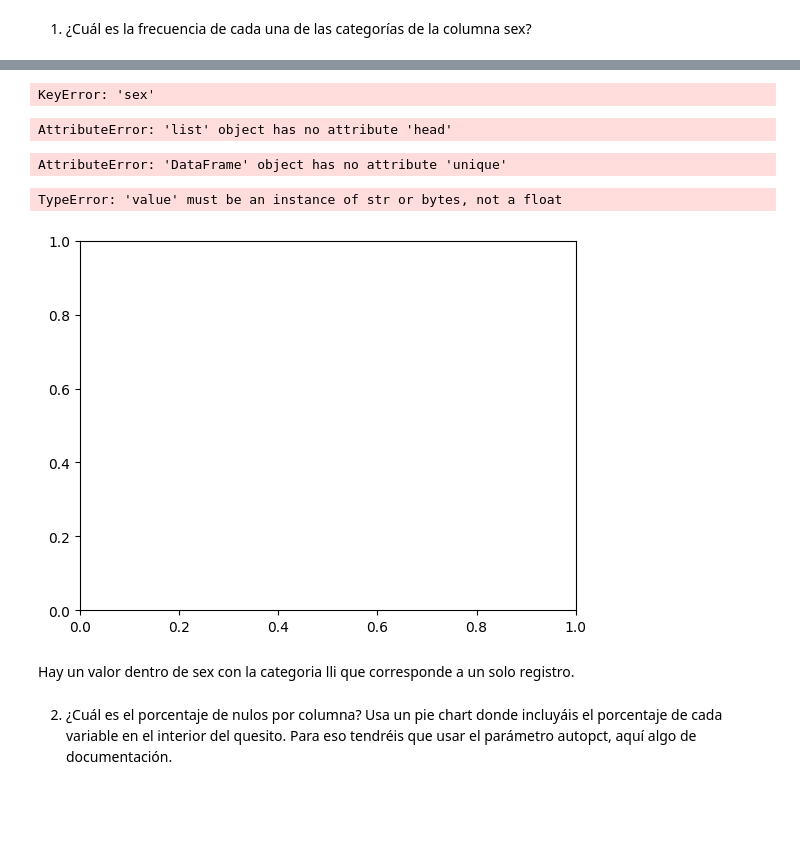
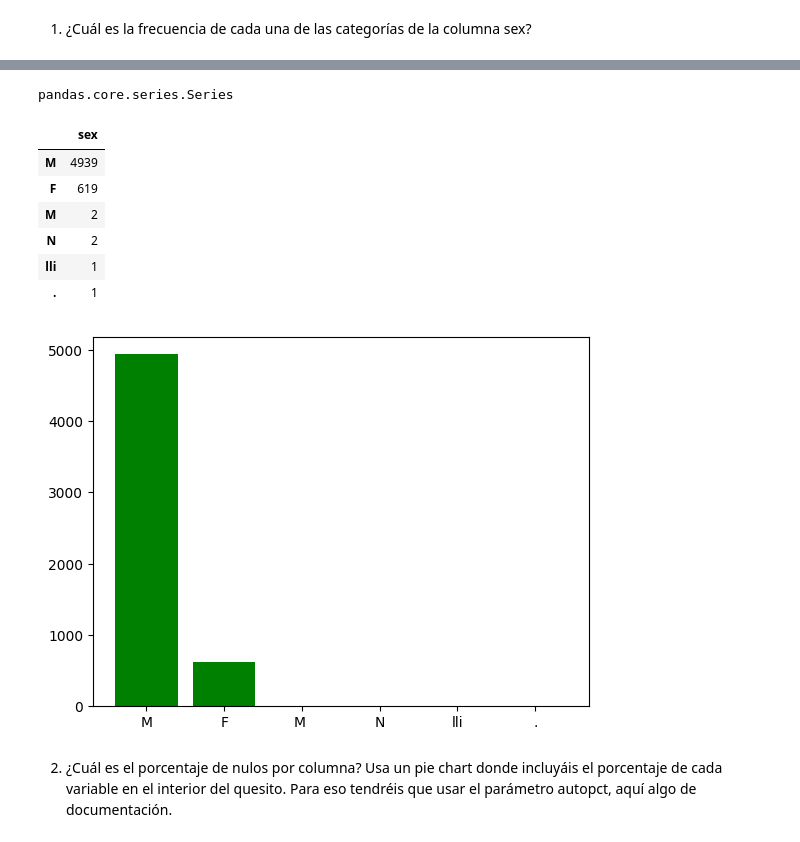
Before and after one commit to Adalab/DA_PromoC_Modulo2_Sprint1_Ana-Anahi, a Jupyter notebook: Visualizacion/pp-visualizacion-1.ipynb, the cells around one changed output, grey strips where cells are left out. Saved outputs shown, nothing was run; the diff lists cells and outputs as text; code cells hidden in the pictures; blank space fills up the shorter version.

```diff
--- a/Visualizacion/pp-visualizacion-1.ipynb
+++ b/Visualizacion/pp-visualizacion-1.ipynb
@@ -8,11 +8,10 @@ Hoy realizaremos una serie de gráficas usando la librería de matplotlib para f
 import pandas as pd
 import matplotlib.pyplot as plt
 # %%
-df = pd.read_csv('attacks1.csv')
+df = pd.read_csv('files/attacks1.csv')
 # %% [markdown]
 - Tendréis que realizar gráficas para contestar a las siguientes preguntas:
 # %% [markdown]
 1) ¿Cuál es la frecuencia de cada una de las categorías de la columna sex?
 # %%
-sexo =df['sex'].value_counts
-sexo
+categorias_sex = df['sex'].value_counts()
@@ -47,29 +18,27 @@ for i in sexo:
-# %%
-x = pd.DataFrame(z)
-x1=x.value_counts()
-# %% [output]
-KeyError: 'sex'
-# %%
-x.head()
-# %% [output]
-AttributeError: 'list' object has no attribute 'head'
-# %%
-y = pd.DataFrame(z)
-y1 =y.unique()
-# %% [output]
-AttributeError: 'DataFrame' object has no attribute 'unique'
+# %%
+type(categorias_sex)
+# %% [output]
+pandas.core.series.Series
+# %%
+sex = pd.DataFrame(categorias_sex)
+sex
+# %% [output]
+|  | sex |
+| M | 4939 |
+| F | 619 |
+| M | 2 |
+| N | 2 |
+| lli | 1 |
+| . | 1 |
 # %%
 plt.figure()
 
 
-plt.barh( sexo , valores , color = "orange")
+plt.bar(sex.index, sex['sex'], color='green')
 
 
 plt.show();
 # %% [output]
-TypeError: 'value' must be an instance of str or bytes, not a float
-[figure, old version]
+[figure, new version]
-# %% [markdown]
-Hay un valor dentro de sex con la categoria lli que corresponde a un solo registro.
 # %% [markdown]
 2) ¿Cuál es el porcentaje de nulos por columna? Usa un pie chart donde incluyáis el porcentaje de cada variable en el interior del quesito. Para eso tendréis que usar el parámetro autopct, aquí algo de documentación.
```
Also changed, not shown: parts of 25 cells of this notebook, 32 other files.
